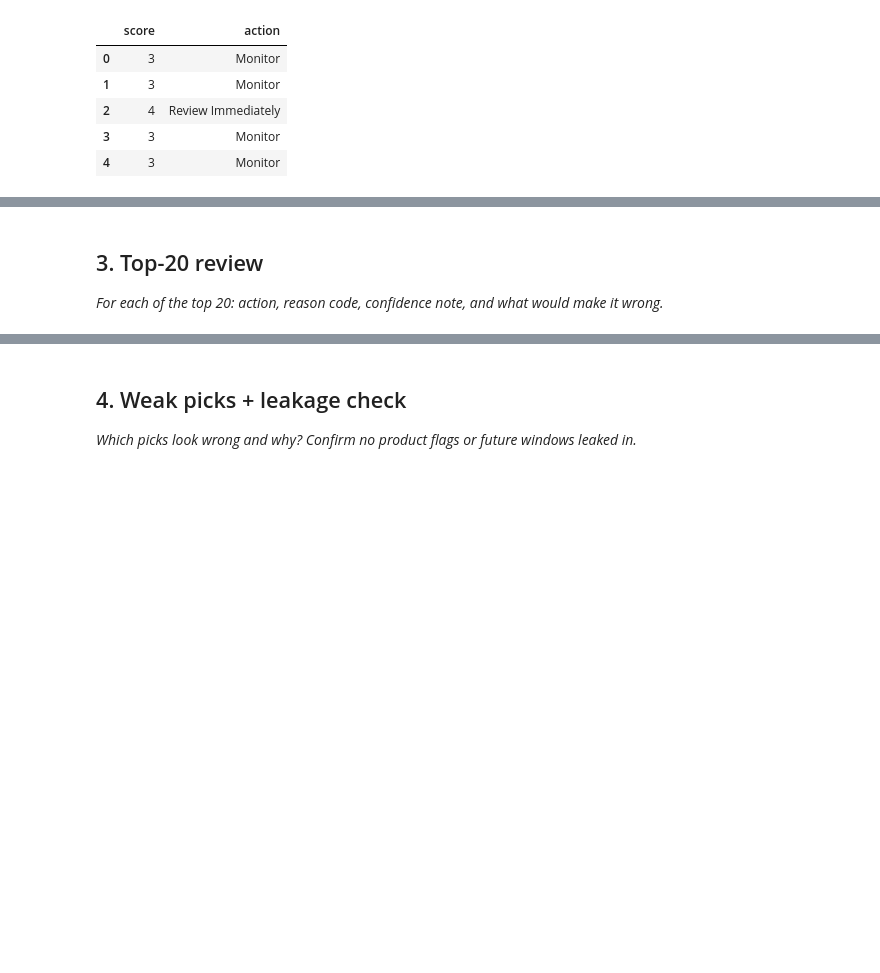
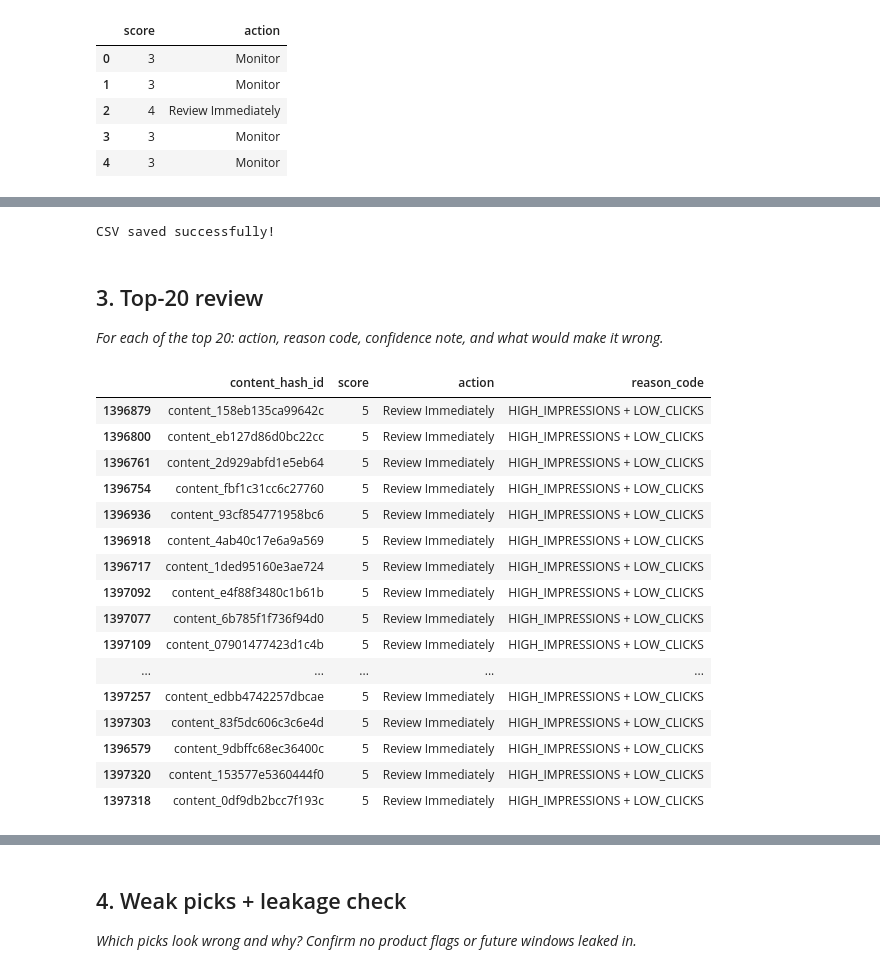
Before and after one commit to ShardhaBatra/flyrank-ml-internship, a Jupyter notebook: work/notebooks/w04_baseline_score.ipynb, the cells around one changed output, grey strips where cells are left out. Saved outputs shown, nothing was run; the diff lists cells and outputs as text; code cells hidden in the pictures; blank space fills up the shorter version.

```diff
--- a/work/notebooks/w04_baseline_score.ipynb
+++ b/work/notebooks/w04_baseline_score.ipynb
@@ -161,4 +239,46 @@ baseline_df[["score", "action", "reason_code"]].head()
+# %%
+import os
+
+os.makedirs("work/outputs", exist_ok=True)
+
+ranked_queue.to_csv(
+    "work/outputs/baseline_action_score.csv",
+    index=False
+)
+
+print("CSV saved successfully!")
+# %% [output]
+CSV saved successfully!
 # %% [markdown]
 ## 3. Top-20 review
 
 *For each of the top 20: action, reason code, confidence note, and what would make it wrong.*
+# %%
+top20 = ranked_queue.head(20)
+
+top20[
+    [
+        "content_hash_id",
+        "score",
+        "action",
+        "reason_code"
+    ]
+]
+# %% [output]
+|  | content_hash_id | score | action | reason_code |
+| 1396879 | content_158eb135ca99642c | 5 | Review Immediately | HIGH_IMPRESSIONS + LOW_CLICKS |
+| 1396800 | content_eb127d86d0bc22cc | 5 | Review Immediately | HIGH_IMPRESSIONS + LOW_CLICKS |
+| 1396761 | content_2d929abfd1e5eb64 | 5 | Review Immediately | HIGH_IMPRESSIONS + LOW_CLICKS |
+| 1396754 | content_fbf1c31cc6c27760 | 5 | Review Immediately | HIGH_IMPRESSIONS + LOW_CLICKS |
+| 1396936 | content_93cf854771958bc6 | 5 | Review Immediately | HIGH_IMPRESSIONS + LOW_CLICKS |
+| 1396918 | content_4ab40c17e6a9a569 | 5 | Review Immediately | HIGH_IMPRESSIONS + LOW_CLICKS |
+| 1396717 | content_1ded95160e3ae724 | 5 | Review Immediately | HIGH_IMPRESSIONS + LOW_CLICKS |
+| 1397092 | content_e4f88f3480c1b61b | 5 | Review Immediately | HIGH_IMPRESSIONS + LOW_CLICKS |
+| 1397077 | content_6b785f1f736f94d0 | 5 | Review Immediately | HIGH_IMPRESSIONS + LOW_CLICKS |
+| 1397109 | content_07901477423d1c4b | 5 | Review Immediately | HIGH_IMPRESSIONS + LOW_CLICKS |
+| ... | ... | ... | ... | ... |
+| 1397257 | content_edbb4742257dbcae | 5 | Review Immediately | HIGH_IMPRESSIONS + LOW_CLICKS |
+| 1397303 | content_83f5dc606c3c6e4d | 5 | Review Immediately | HIGH_IMPRESSIONS + LOW_CLICKS |
+| 1396579 | content_9dbffc68ec36400c | 5 | Review Immediately | HIGH_IMPRESSIONS + LOW_CLICKS |
+| 1397320 | content_153577e5360444f0 | 5 | Review Immediately | HIGH_IMPRESSIONS + LOW_CLICKS |
+| 1397318 | content_0df9db2bcc7f193c | 5 | Review Immediately | HIGH_IMPRESSIONS + LOW_CLICKS |
```
Also changed, not shown: parts of 11 cells of this notebook.
